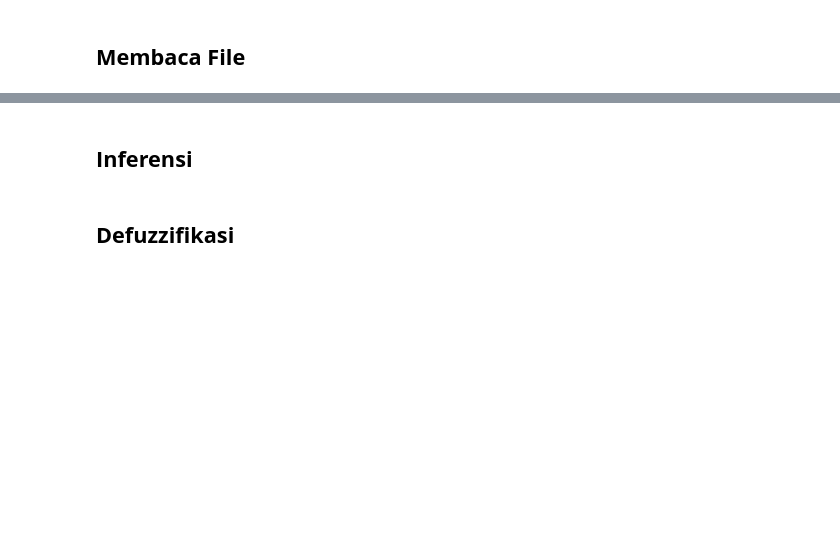
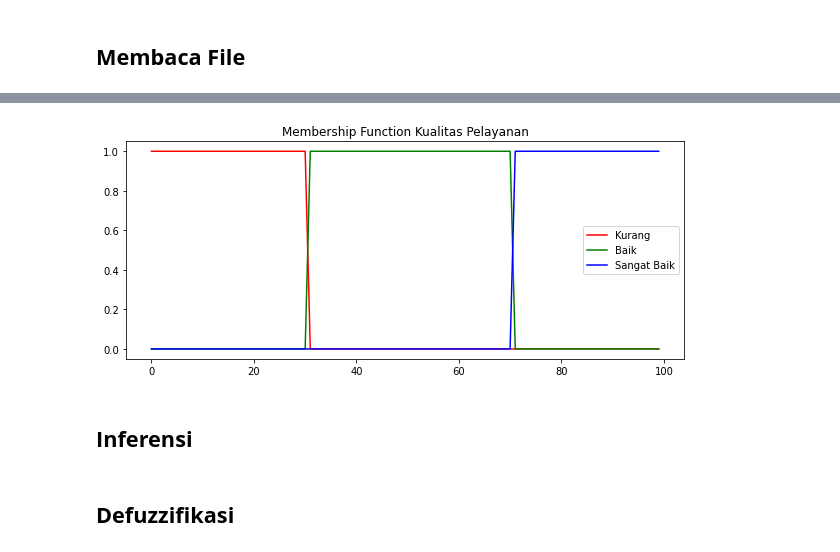
Before and after one commit to ShinyQ/Tugas-Pengantar-AI-2_Fuzzy_Logic, a Jupyter notebook: Tugas_2_Kelompok_1_Reasoning_(Fuzzy_Logic).ipynb, the cells around one changed output, grey strips where cells are left out. Drawn from its saved outputs; the diff is of its cells as text; code cells hidden in the pictures; blank space fills up the shorter version.

```diff
--- a/Tugas_2_Kelompok_1_Reasoning_(Fuzzy_Logic).ipynb
+++ b/Tugas_2_Kelompok_1_Reasoning_(Fuzzy_Logic).ipynb
@@ -22,2 +19,0 @@ data.sample(5)
-# %%
-def fuzzy_pelayanan():
@@ -28,3 +66,40 @@ def fuzzy_makanan():
+# %%
+def fuzzy_pelayanan(x):
+    pelayanan = {'Kurang': 0, 'Baik': 0, 'Sangat Baik': 0}
+
+    if x <= 30:
+        pelayanan['Kurang'] = 1
+    if 31 <= x <= 70:
+        pelayanan['Baik'] = 1
+    if x >= 71:
+        pelayanan['Sangat Baik'] = 1
+
+    if 30 < x <= 31:
+        pelayanan['Kurang'] = -(x - 31) / (31 - 30)
+    if 30 < x < 31:
+        pelayanan['Baik'] = (x - 30) / (31 - 30)
+    if 70 < x <= 71:
+        pelayanan['Baik'] = -(x - 71) / (71 - 70)
+    if 70 < x < 71:
+        pelayanan['Sangat Baik'] = (x - 71) / (71 - 70)
+
+    return pelayanan
+# %%
+plt.figure(figsize=(10, 4))
+plt.title("Membership Function Kualitas Pelayanan")
+
+plt.plot(range(100), [fuzzy_pelayanan(x)['Kurang'] for x in range(100)], 'r')
+plt.plot(range(100), [fuzzy_pelayanan(x)['Baik'] for x in range(100)], 'g')
+plt.plot(range(100), [fuzzy_pelayanan(x)['Sangat Baik'] for x in range(100)], 'b')
+
+plt.plot(0, 0, 'r', linewidth=1.5, label='Kurang')
+plt.plot(0, 0, 'g', linewidth=1.5, label='Baik')
+plt.plot(0, 0, 'b', linewidth=1.5, label='Sangat Baik')
+
+plt.legend()
+plt.show()
+# %% [output]
+[figure, added]
 # %% [markdown]
 ## **Inferensi**
 # %%
```
Also changed, not shown: parts of 9 cells of this notebook.
